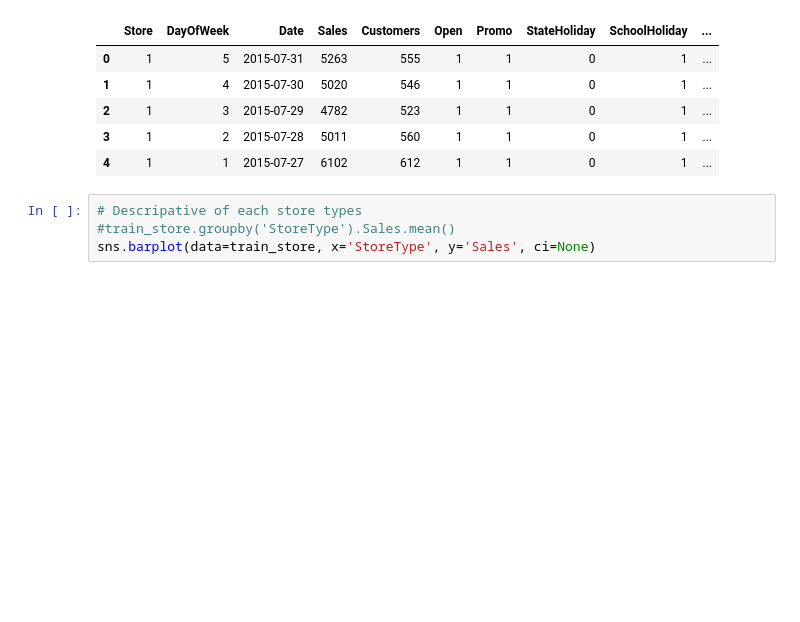
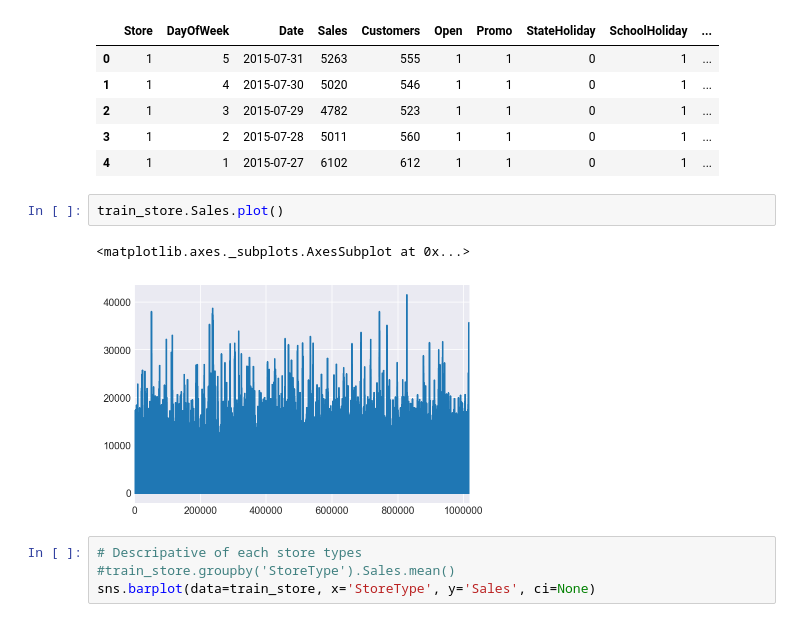
Before and after one commit to sososummer88/Rossmann-Store-Sale---Kaggle-Competition, a Jupyter notebook: Capstone Project - Fang Hong.ipynb, the cells around one changed output. Saved outputs shown, nothing was run; the diff lists cells and outputs as text; blank space fills up the shorter version.

```diff
--- a/Capstone Project - Fang Hong.ipynb
+++ b/Capstone Project - Fang Hong.ipynb
@@ -131,6 +154,11 @@ train_store.head(5)
 | 2 | 1 | 3 | 2015-07-29 | 4782 | 523 | 1 | 1 | 0 | 1 | ... |
 | 3 | 1 | 2 | 2015-07-28 | 5011 | 560 | 1 | 1 | 0 | 1 | ... |
 | 4 | 1 | 1 | 2015-07-27 | 6102 | 612 | 1 | 1 | 0 | 1 | ... |
+# %%
+train_store.Sales.plot()
+# %% [output]
+<matplotlib.axes._subplots.AxesSubplot at 0x...>
+[figure, added]
 # %%
 # Descripative of each store types
 #train_store.groupby('StoreType').Sales.mean()
```
Also changed, not shown: parts of 36 cells of this notebook.
